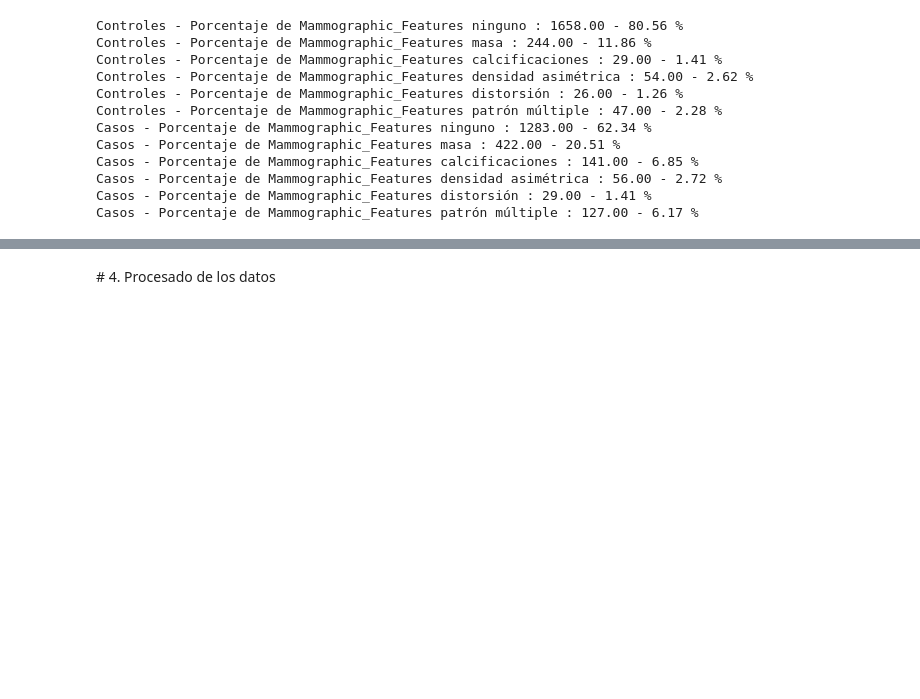
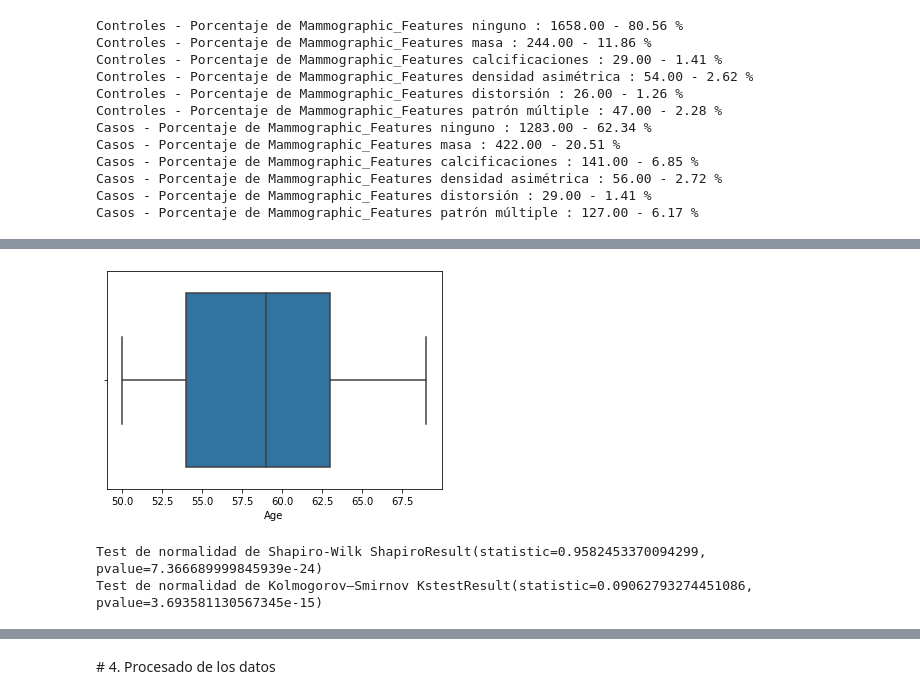
Before and after one commit to Txibani/tfm-code, a Jupyter notebook: notebooks/COHORT_TO_CASE-CONTROL.ipynb, the cells around one changed output, grey strips where cells are left out. Cells and saved outputs as stored; diff of their text form; code cells hidden in the pictures; blank space fills up the shorter version.

```diff
--- a/notebooks/COHORT_TO_CASE-CONTROL.ipynb
+++ b/notebooks/COHORT_TO_CASE-CONTROL.ipynb
@@ -379,0 +386,20 @@ Casos - Porcentaje de Mammographic_Features patrón múltiple : 127.00 - 6.17 %
+# %%
+# Diagrama de caja para distribución variable Age para las mujeres tipo control
+ax = sns.boxplot(x=unique_case["Age"])
+# %% [output]
+[figure, added]
+# %%
+# Test de normalidad para variable Age en mujeres tipo control
+
+# Se aplica el test Shapiro-Wilk
+print("Test de normalidad de Shapiro-Wilk", stats.shapiro(unique_case["Age"]))
+
+# Se genera una variable con distribución normal en base a la variable a comprobar
+loc, scale = stats.norm.fit(unique_case["Age"])
+n = stats.norm(loc=loc, scale=scale)
+
+# Se aplica el test Kolmogorov–Smirnov
+print("Test de normalidad de Kolmogorov–Smirnov", stats.kstest(unique_case["Age"], n.cdf))
+# %% [output]
+Test de normalidad de Shapiro-Wilk ShapiroResult(statistic=0.9582453370094299, pvalue=7.366689999845939e-24)
+Test de normalidad de Kolmogorov–Smirnov KstestResult(statistic=0.09062793274451086, pvalue=3.693581130567345e-15)
```
Also changed, not shown: parts of 30 cells of this notebook.
